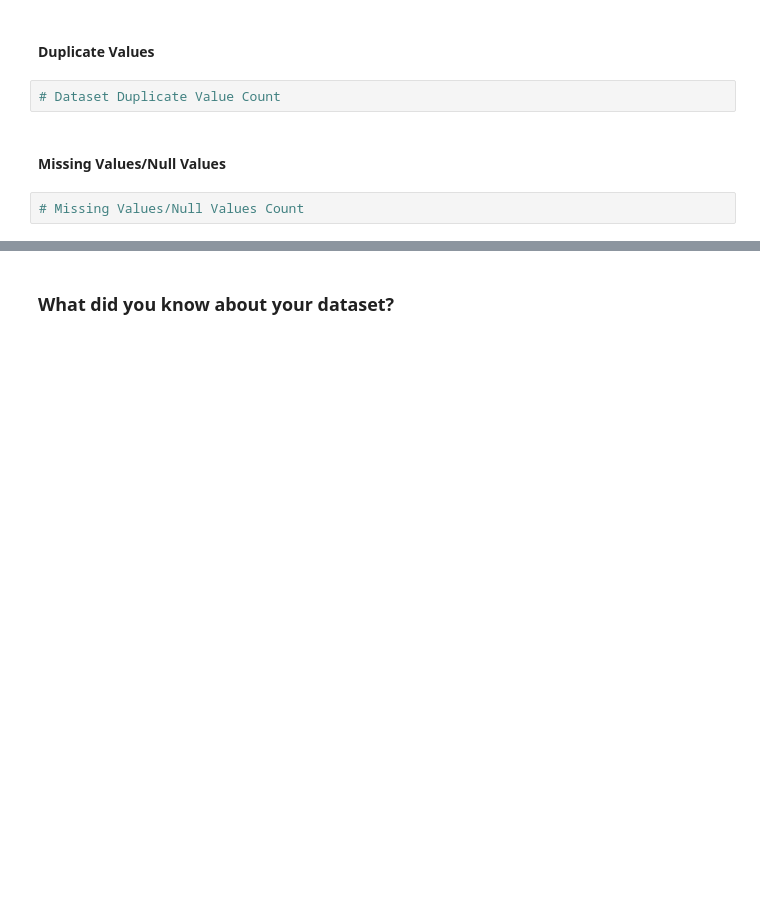
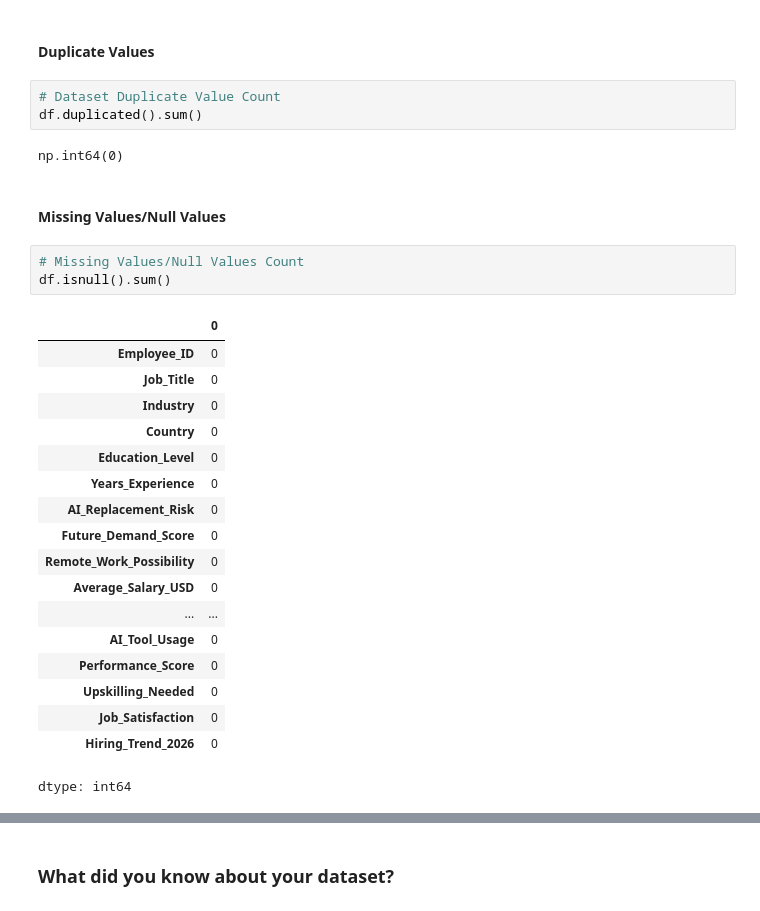
Before and after one commit to ianujrathore/GenerativeAI-and-AgenticAI, a Jupyter notebook: EDA_Project_AI_Impact_on_Job_Market_by_2030.ipynb, the cells around one changed output, grey strips where cells are left out. Saved outputs shown, nothing was run; the diff lists cells and outputs as text; blank space fills up the shorter version.

```diff
--- a/EDA_Project_AI_Impact_on_Job_Market_by_2030.ipynb
+++ b/EDA_Project_AI_Impact_on_Job_Market_by_2030.ipynb
@@ -96,9 +131,32 @@ M - Multivariate Analysis
 #### Duplicate Values
 # %%
 # Dataset Duplicate Value Count
+df.duplicated().sum()
+# %% [output]
+np.int64(0)
 # %% [markdown]
 #### Missing Values/Null Values
 # %%
 # Missing Values/Null Values Count
+df.isnull().sum()
+# %% [output]
+|  | 0 |
+| Employee_ID | 0 |
+| Job_Title | 0 |
+| Industry | 0 |
+| Country | 0 |
+| Education_Level | 0 |
+| Years_Experience | 0 |
+| AI_Replacement_Risk | 0 |
+| Future_Demand_Score | 0 |
+| Remote_Work_Possibility | 0 |
+| Average_Salary_USD | 0 |
+| ... | ... |
+| AI_Tool_Usage | 0 |
+| Performance_Score | 0 |
+| Upskilling_Needed | 0 |
+| Job_Satisfaction | 0 |
+| Hiring_Trend_2026 | 0 |
+dtype: int64
 # %%
 # Visualizing the missing values
```
Also changed, not shown: parts of 18 cells of this notebook.
